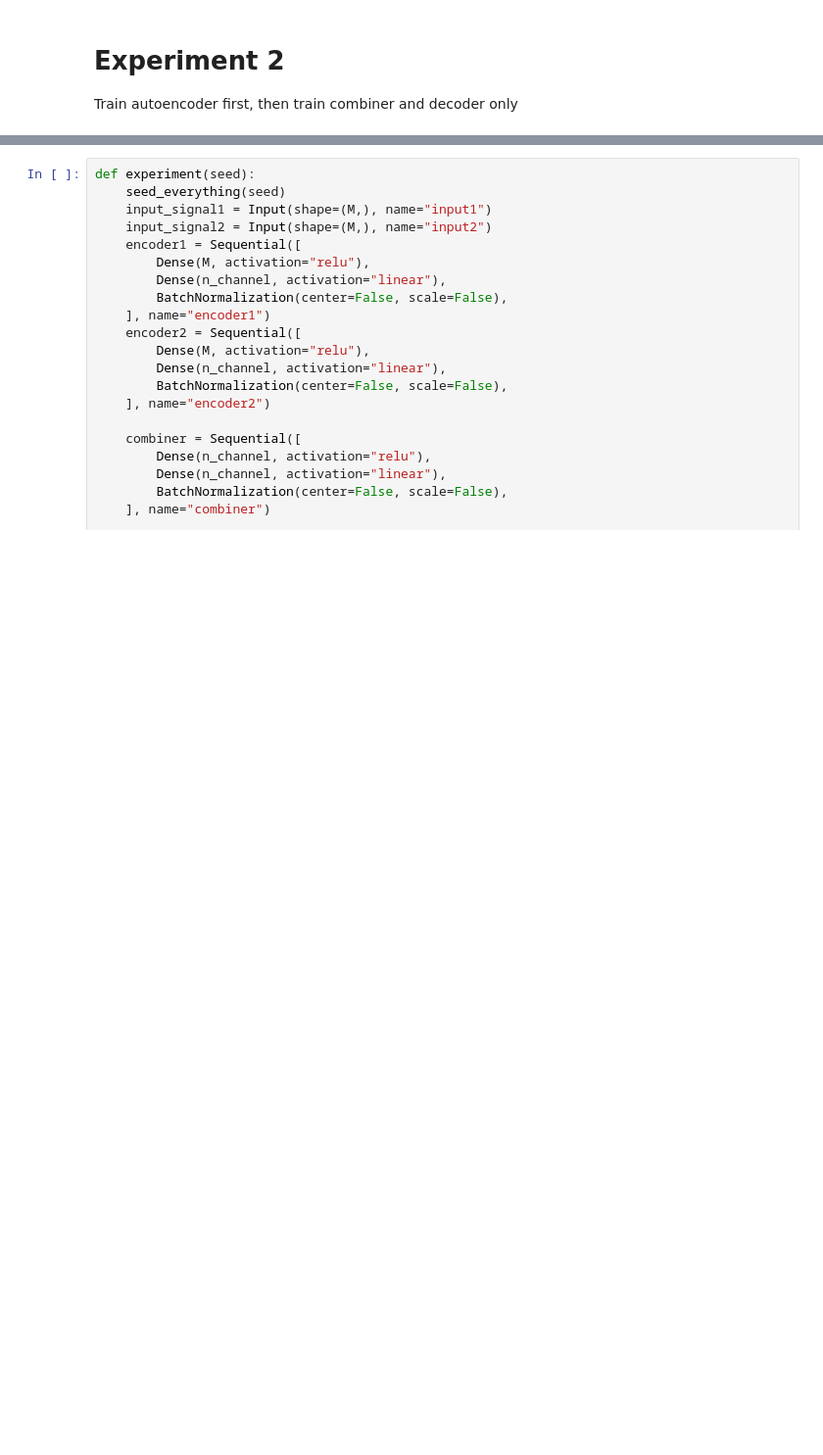
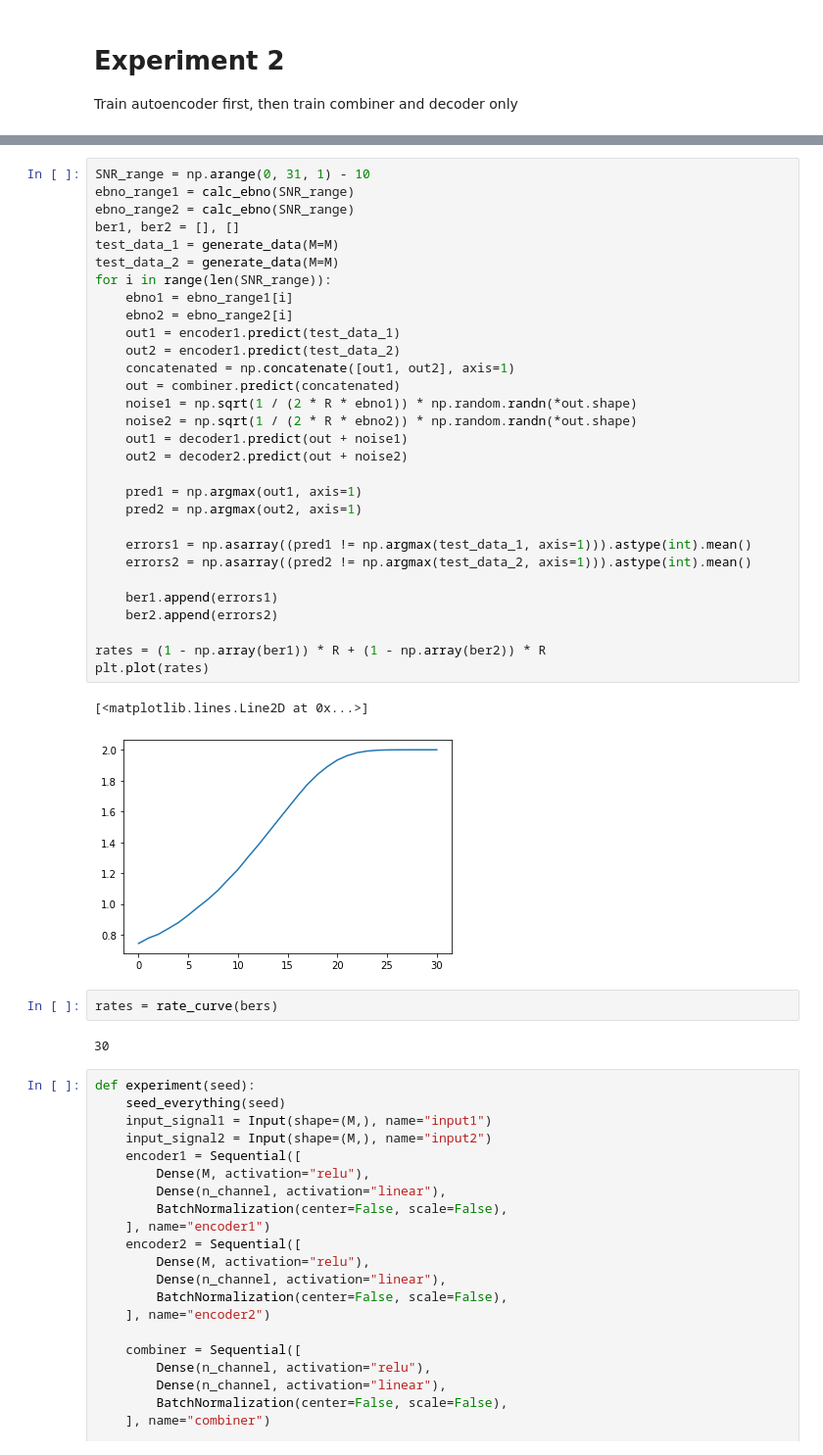
Before and after one commit to iamkucuk/AutoEnconderComm, a Jupyter notebook: Experiments.ipynb, the cells around one changed output, grey strips where cells are left out. Shown at 98% size. Cells and saved outputs as stored; diff of their text form; blank space fills up the shorter version.

```diff
--- a/Experiments.ipynb
+++ b/Experiments.ipynb
@@ -227,3 +270,40 @@ _________________________________________________________________
+# %%
+SNR_range = np.arange(0, 31, 1) - 10
+ebno_range1 = calc_ebno(SNR_range)
+ebno_range2 = calc_ebno(SNR_range)
+ber1, ber2 = [], []
+test_data_1 = generate_data(M=M)
+test_data_2 = generate_data(M=M)
+for i in range(len(SNR_range)):
+    ebno1 = ebno_range1[i]
+    ebno2 = ebno_range2[i]
+    out1 = encoder1.predict(test_data_1)
+    out2 = encoder1.predict(test_data_2)
+    concatenated = np.concatenate([out1, out2], axis=1)
+    out = combiner.predict(concatenated)
+    noise1 = np.sqrt(1 / (2 * R * ebno1)) * np.random.randn(*out.shape)
+    noise2 = np.sqrt(1 / (2 * R * ebno2)) * np.random.randn(*out.shape)
+    out1 = decoder1.predict(out + noise1)
+    out2 = decoder2.predict(out + noise2)
+
+    pred1 = np.argmax(out1, axis=1)
+    pred2 = np.argmax(out2, axis=1)
+
+    errors1 = np.asarray((pred1 != np.argmax(test_data_1, axis=1))).astype(int).mean()
+    errors2 = np.asarray((pred2 != np.argmax(test_data_2, axis=1))).astype(int).mean()
+
+    ber1.append(errors1)
+    ber2.append(errors2)
+
+rates = (1 - np.array(ber1)) * R + (1 - np.array(ber2)) * R
+plt.plot(rates)
+# %% [output]
+[<matplotlib.lines.Line2D at 0x...>]
+[figure, added]
+# %%
+rates = rate_curve(bers)
+# %% [output]
+30
 # %%
 def experiment(seed):
     seed_everything(seed)
```
Also changed, not shown: parts of 10 cells of this notebook, 1 other file.
